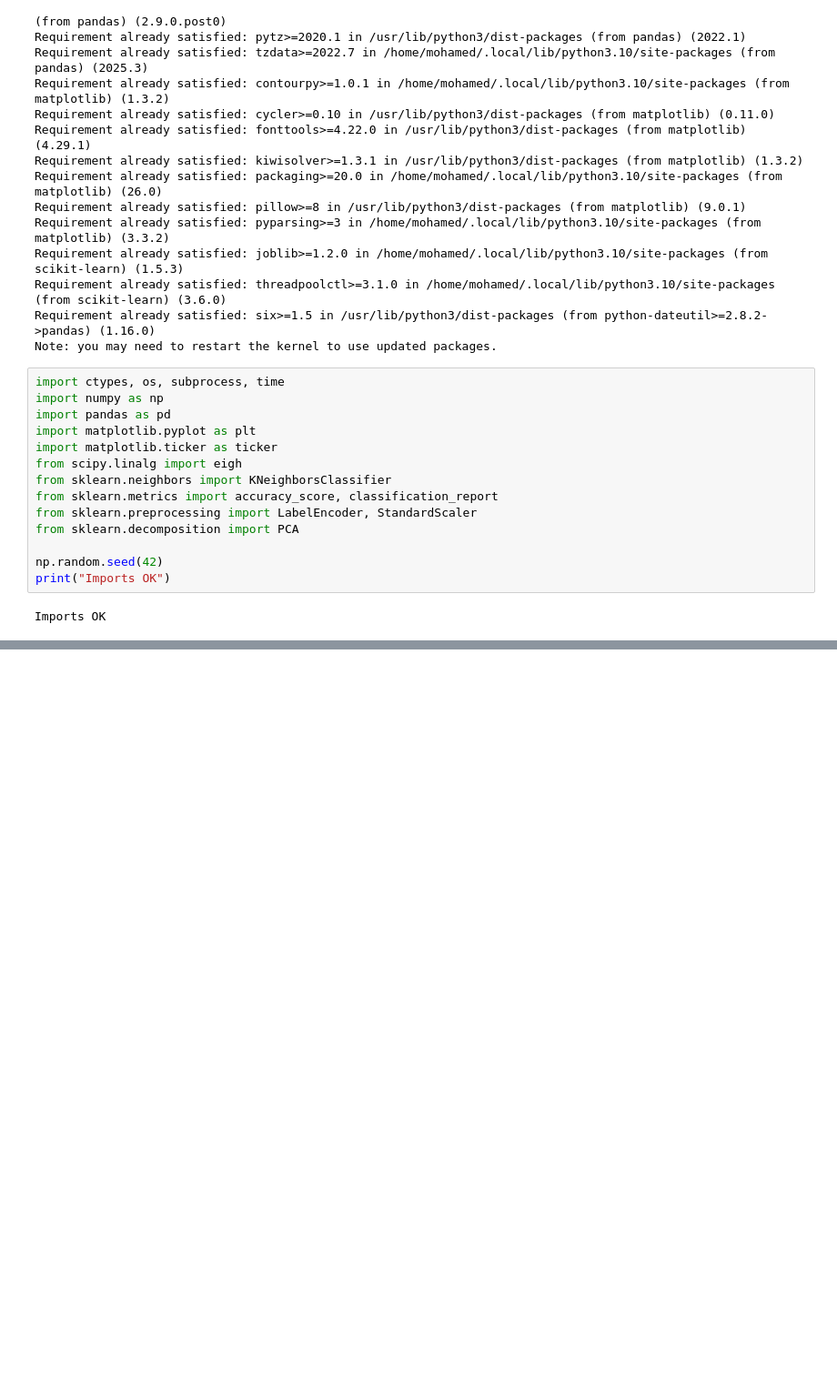
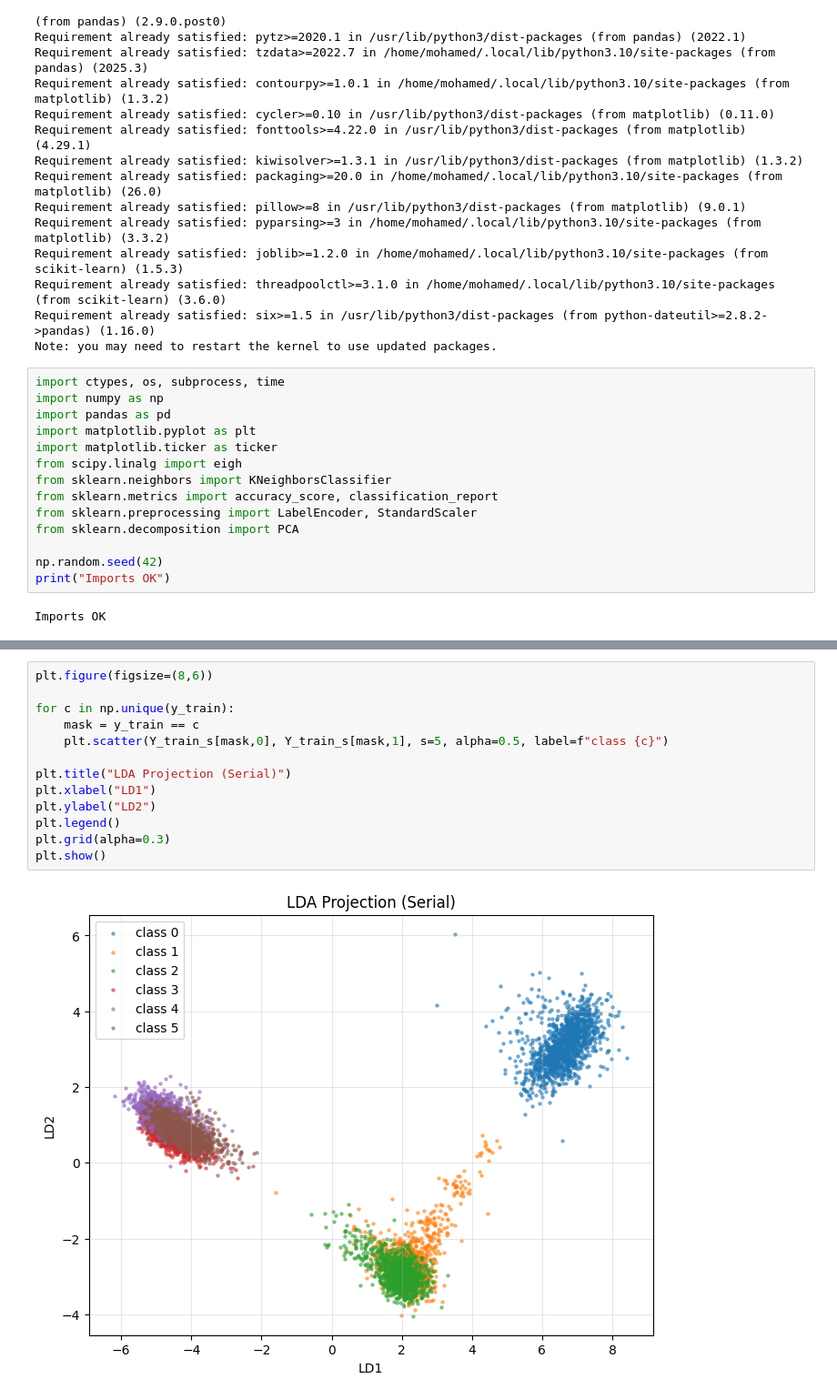
Before and after one commit to alaaeddinezorgani/parallel-lda, a Jupyter notebook: lda_hpc.ipynb, the cells around one changed output, grey strips where cells are left out. Shown at 91% size. Drawn from its saved outputs; the diff is of its cells as text; blank space fills up the shorter version.

```diff
--- a/lda_hpc.ipynb
+++ b/lda_hpc.ipynb
@@ -294,0 +461,15 @@ Difference        : 0.000000
+# %%
+plt.figure(figsize=(8,6))
+
+for c in np.unique(y_train):
+    mask = y_train == c
+    plt.scatter(Y_train_s[mask,0], Y_train_s[mask,1], s=5, alpha=0.5, label=f"class {c}")
+
+plt.title("LDA Projection (Serial)")
+plt.xlabel("LD1")
+plt.ylabel("LD2")
+plt.legend()
+plt.grid(alpha=0.3)
+plt.show()
+# %% [output]
+[figure, added]
```
Also changed, not shown: parts of 21 cells of this notebook, 4 other files.
